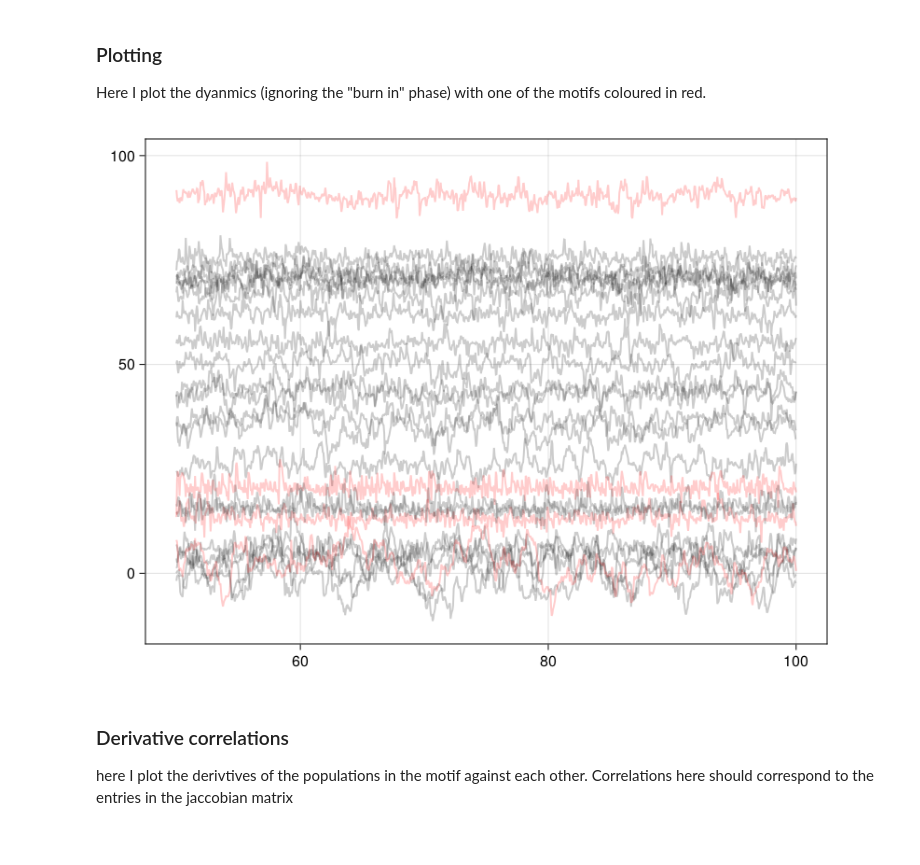
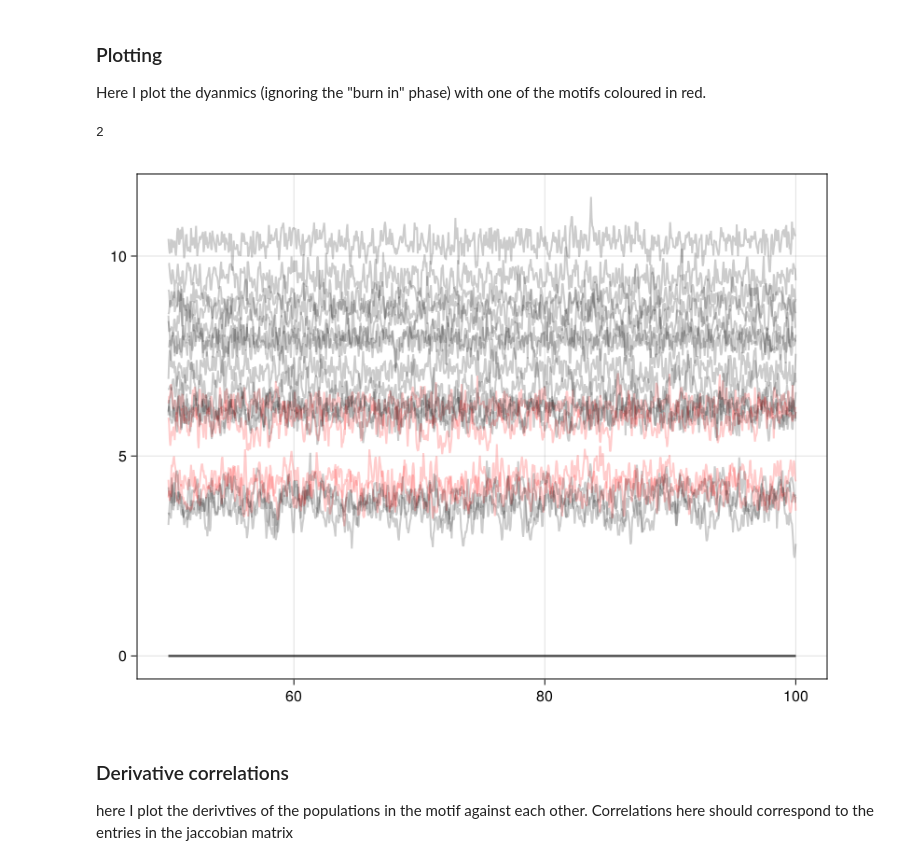
Before and after one commit to CleggTom/fw_reactivity, a Jupyter notebook: simulations.ipynb, the cells around one changed output. Saved outputs shown, nothing was run; the diff lists cells and outputs as text; code cells hidden in the pictures.

```diff
--- a/simulations.ipynb
+++ b/simulations.ipynb
@@ -142,8 +142,8 @@ end
 #stochastic part - sets the sd of stochastic variation
 function dσ(dx,x,p,t)
     for i = 1:p.N
-        # dx[i] = p.p_indx[i] && (x[i] > 0) ? 10.0 : 0.0
-        dx[i] = 10rand()
+        dx[i] = (x[i] > 0) ? 1.0 : 0.0
+        # dx[i] = 1rand()
     end
     # dx[1] = 10.0
 end
@@ -190,7 +190,7 @@ function rand(rng::AbstractRNG, p::Random.SamplerTrivial{fw.Community})
     #draw parameters
     for i = 1:N
         r[i] = producers[i] ? rand() : 0.0
-        u[i] = (producers[i] | apex_pred[i]) ? 1.0 : 0.1
+        u[i] = (producers[i] | apex_pred[i]) ? 1.0 : 1.0
         for j = 1:N
             if p[].A[i,j] == 1
                 a[i,j] = p[].A[i,j]
@@ -272,24 +265,35 @@ Here I plot the dyanmics (ignoring the "burn in" phase) with one of the motifs c
 # %%
 fig = Figure()
 ax = Axis(fig[1,1])
 
 # color producers
 producers = findall(sum(com.A, dims = 2) .== 0)
 
 #color motif
-motif_col = motifs[1]
+
+#find extant motif
+ext = false
+i = 1
+while !ext
+    ext = all(sol[end][motifs[i]] .> 0.0)
+    i += 1
+end
+
+print(i)
+    motif_col = motifs[i]
 
 col = fill((:black,0.2), com.N)
 # col[producers] .= Ref((:blue, 0.2))
 col[motif_col] .= Ref((:red, 0.2))
 
 t_vec = range(50, 100, length = 1000)
 
 series!(ax, t_vec, hcat(sol.(t_vec)...), color = col)
 
 fig
 # %% [output]
+2
-[figure, old version]
+[figure, new version]
 # %% [markdown]
 ### Derivative correlations
 
```
Also changed, not shown: parts of 2 cells of this notebook, 1 other file.
